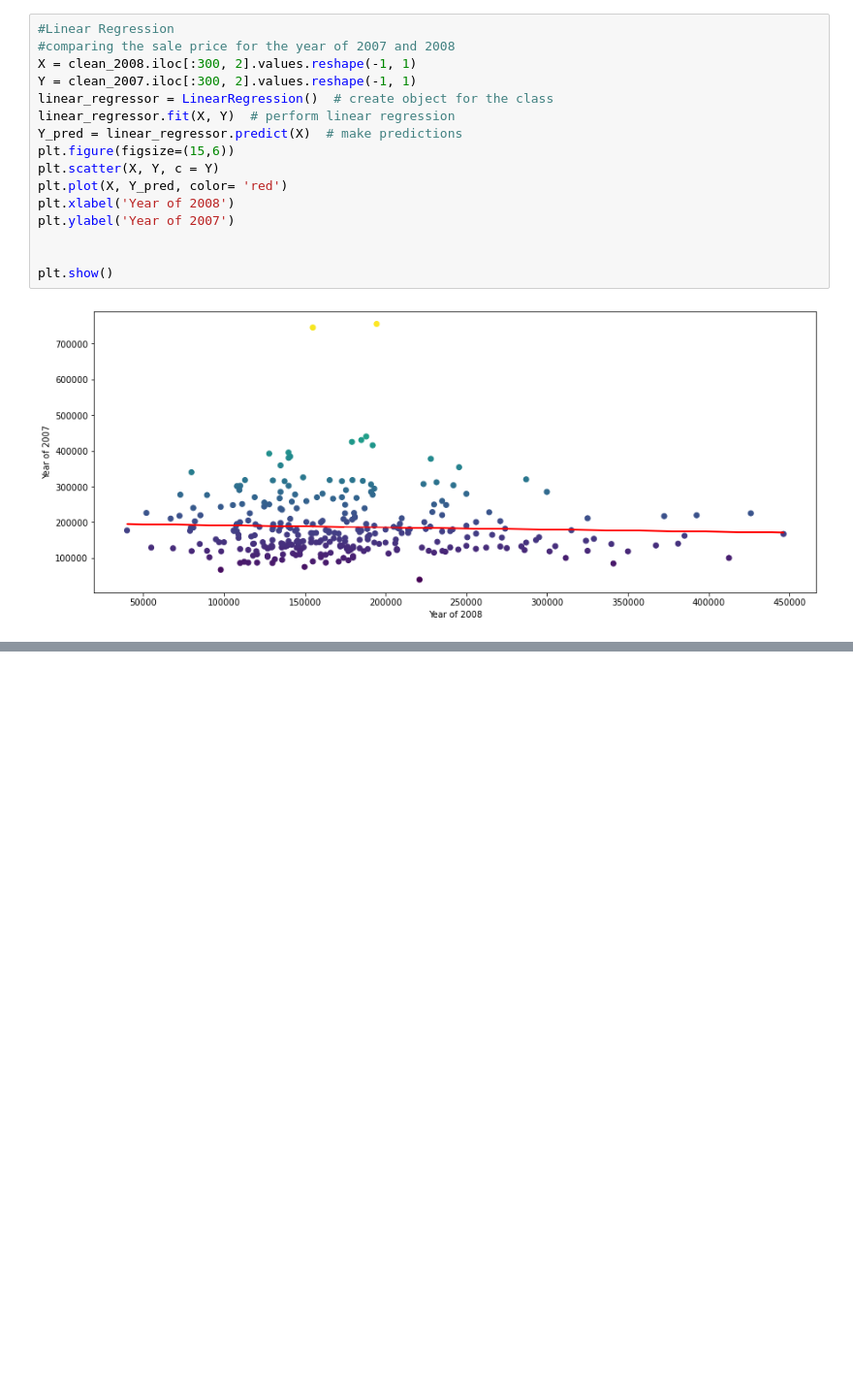
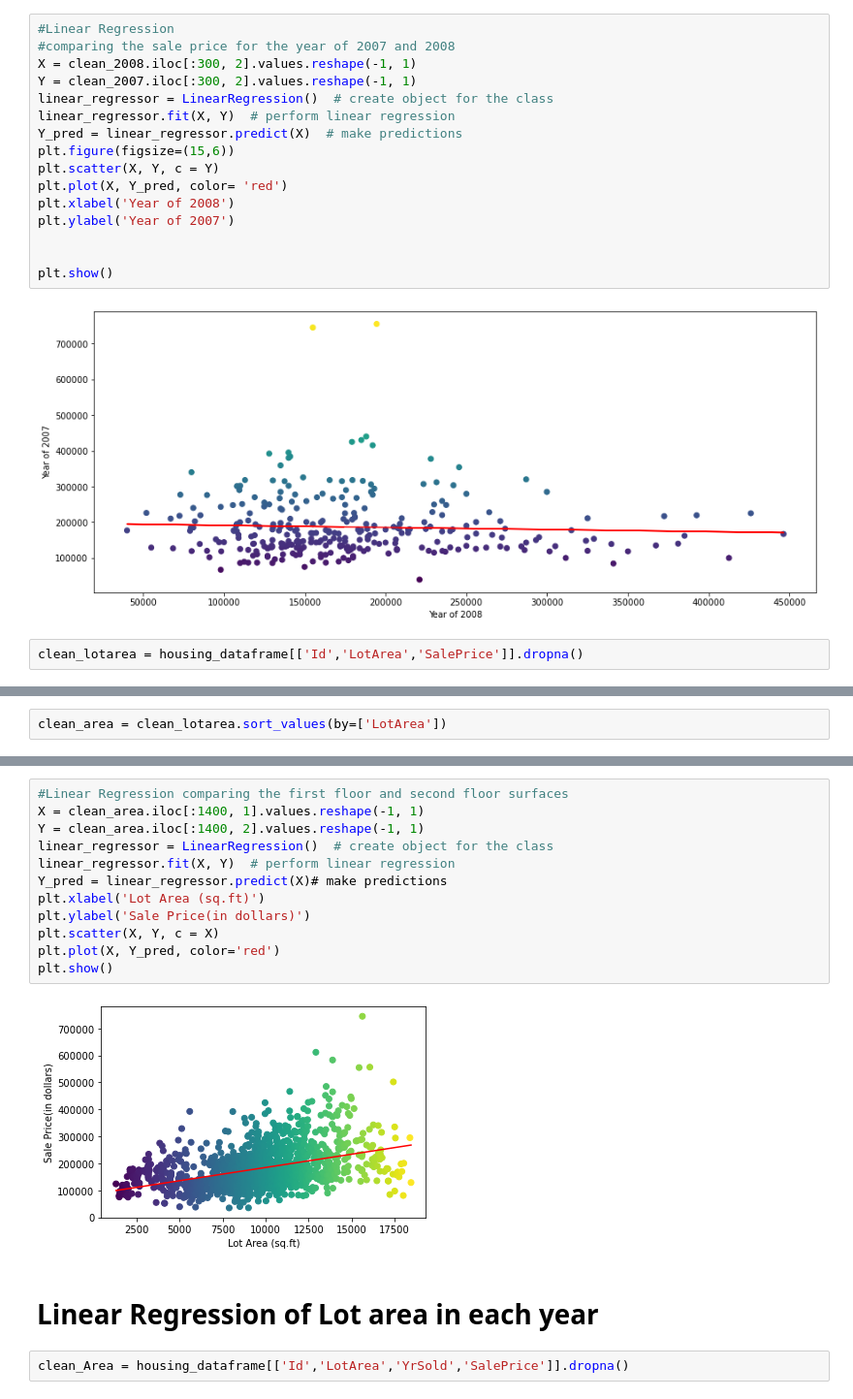
Before and after one commit to CS521-Burstein/final-project-Ayoub-Amghar, a Jupyter notebook: Machine Learning.ipynb, the cells around one changed output, grey strips where cells are left out. Shown: that part at 97% size. Saved outputs shown, nothing was run; the diff lists cells and outputs as text; blank space fills up the shorter version.

Commit message:
update on Linear regression and correlation

```diff
--- a/Machine Learning.ipynb
+++ b/Machine Learning.ipynb
@@ -230,3 +230,5 @@ plt.ylabel('Year of 2007')
 plt.show()
 # %% [output]
 [figure]
+# %%
+clean_lotarea = housing_dataframe[['Id','LotArea','SalePrice']].dropna()
@@ -232,0 +251,2 @@ plt.show()
+# %%
+clean_area = clean_lotarea.sort_values(by=['LotArea'])
@@ -232,0 +269,18 @@ plt.show()
+# %%
+#Linear Regression comparing the first floor and second floor surfaces
+X = clean_area.iloc[:1400, 1].values.reshape(-1, 1)
+Y = clean_area.iloc[:1400, 2].values.reshape(-1, 1)
+linear_regressor = LinearRegression()  # create object for the class
+linear_regressor.fit(X, Y)  # perform linear regression
+Y_pred = linear_regressor.predict(X)# make predictions
+plt.xlabel('Lot Area (sq.ft)')
+plt.ylabel('Sale Price(in dollars)')
+plt.scatter(X, Y, c = X)
+plt.plot(X, Y_pred, color='red')
+plt.show()
+# %% [output]
+[figure, added]
+# %% [markdown]
+# Linear Regression of Lot area in each year
+# %%
+clean_Area = housing_dataframe[['Id','LotArea','YrSold','SalePrice']].dropna()
```
Also changed, not shown: parts of 7 cells of this notebook.
